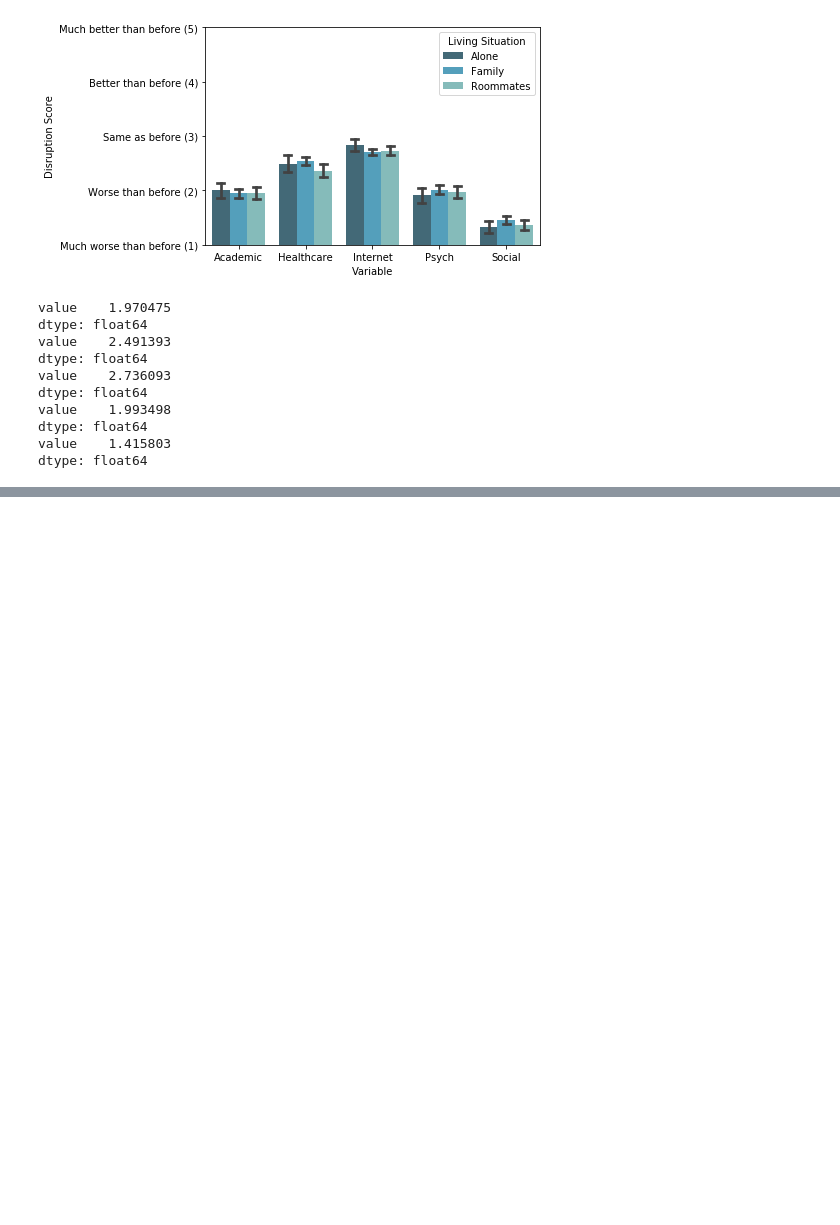
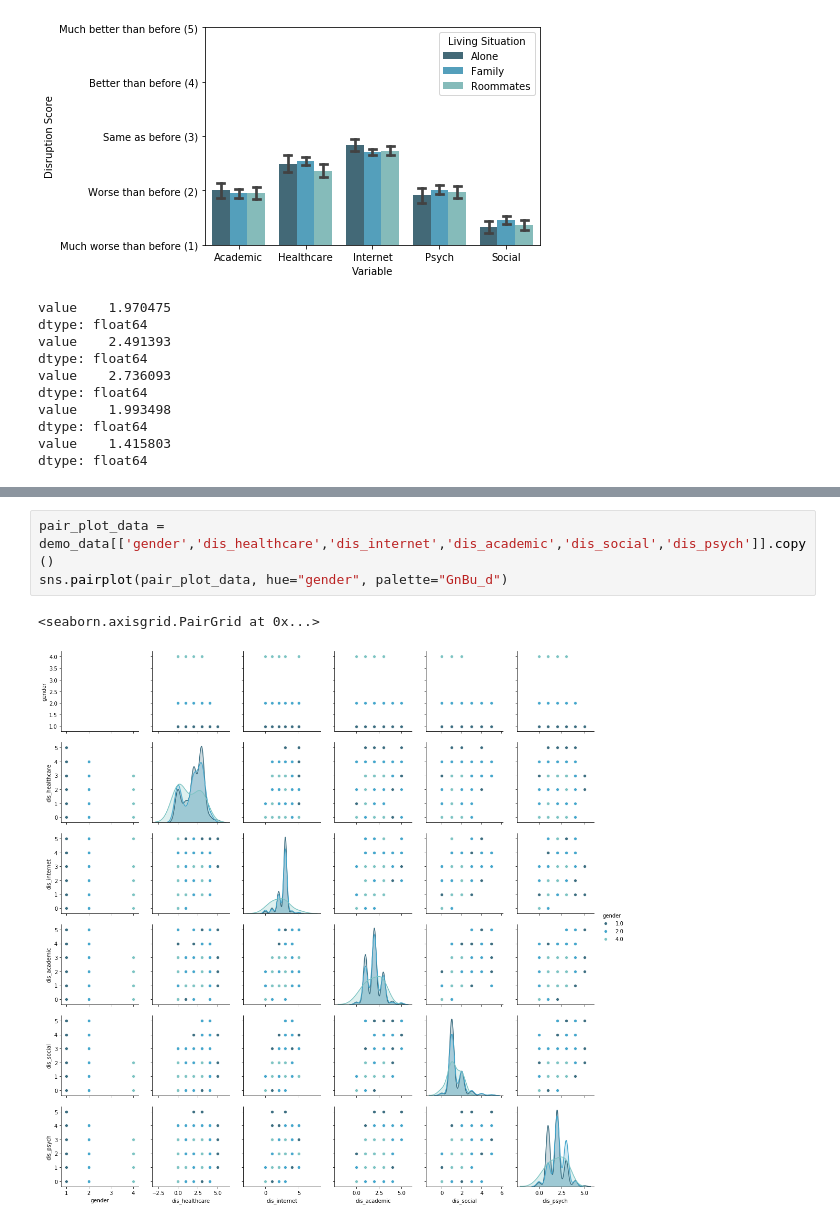
Before and after one commit to ananyan/ds-final, a Jupyter notebook: Notebooks_Yakira/PublicDataEDA.ipynb, the cells around one changed output, grey strips where cells are left out. Saved outputs shown, nothing was run; the diff lists cells and outputs as text; blank space fills up the shorter version.

```diff
--- a/Notebooks_Yakira/PublicDataEDA.ipynb
+++ b/Notebooks_Yakira/PublicDataEDA.ipynb
@@ -496,0 +402,6 @@ KeyboardInterrupt:
+# %%
+pair_plot_data = demo_data[['gender','dis_healthcare','dis_internet','dis_academic','dis_social','dis_psych']].copy()
+sns.pairplot(pair_plot_data, hue="gender", palette="GnBu_d")
+# %% [output]
+<seaborn.axisgrid.PairGrid at 0x...>
+[figure, added]
```
Also changed, not shown: parts of 26 cells of this notebook, 1 other file.
